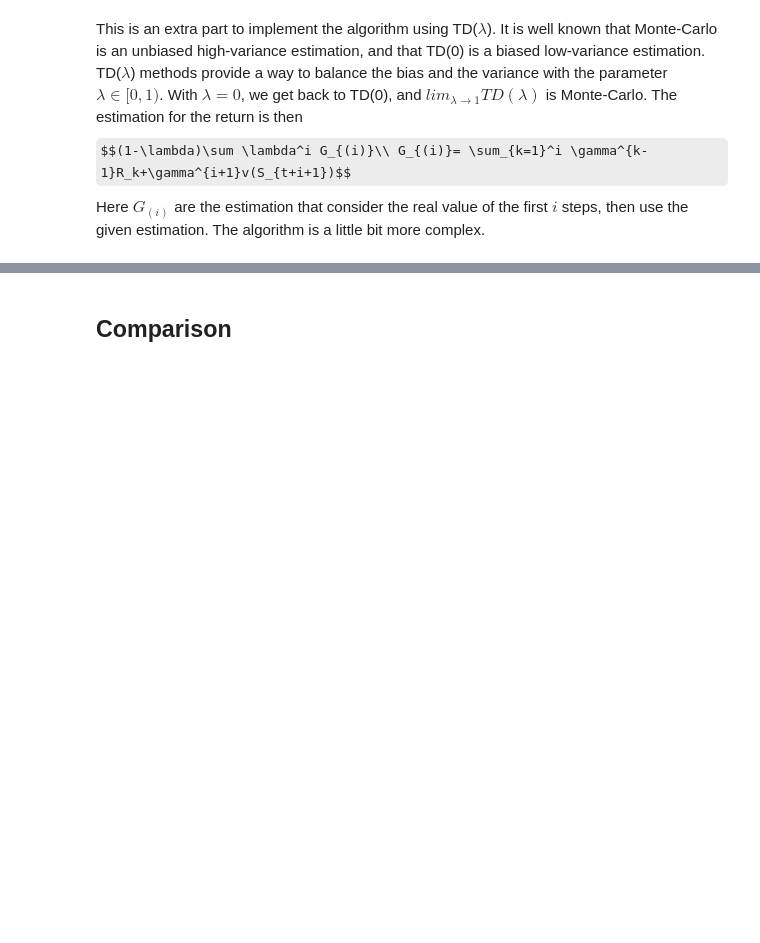
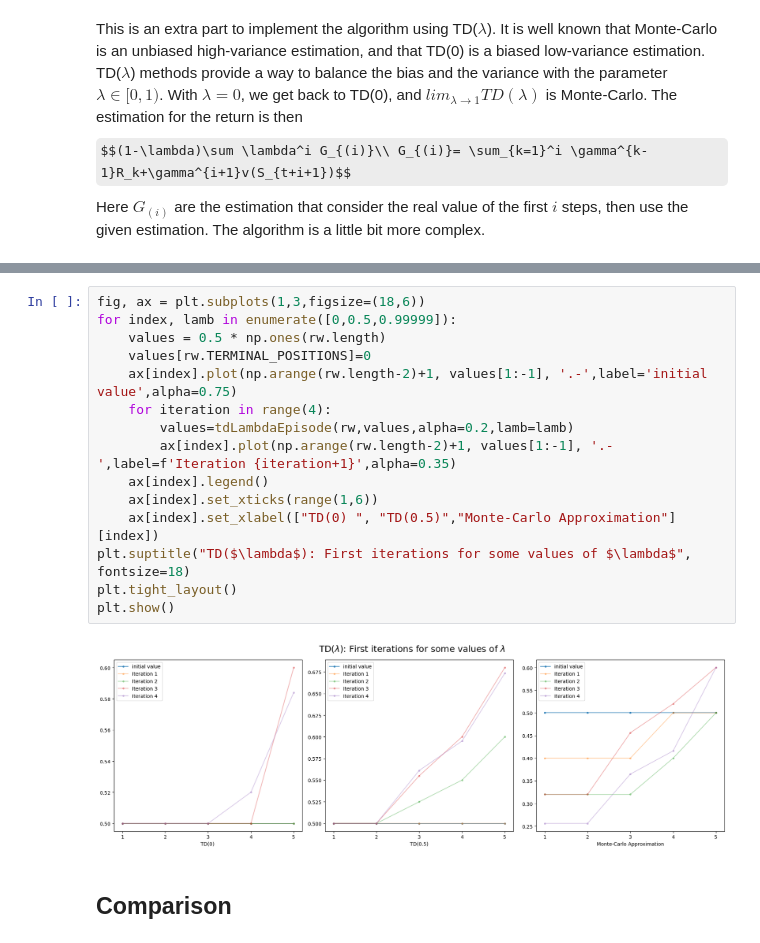
Before and after one commit to pbagnoud/ATML_2024, a Jupyter notebook: seminar04/randomWalk.ipynb, the cells around one changed output, grey strips where cells are left out. Drawn from its saved outputs; the diff is of its cells as text; some formulas as TeX source; blank space fills up the shorter version.

```diff
--- a/seminar04/randomWalk.ipynb
+++ b/seminar04/randomWalk.ipynb
@@ -252,3 +282,20 @@ def tdLambdaEpisode(randomWalk: RandomWalk, values, alpha, lambda:float,gamma=1)
+# %%
+fig, ax = plt.subplots(1,3,figsize=(18,6))
+for index, lamb in enumerate([0,0.5,0.99999]):
+    values = 0.5 * np.ones(rw.length)
+    values[rw.TERMINAL_POSITIONS]=0
+    ax[index].plot(np.arange(rw.length-2)+1, values[1:-1], '.-',label='initial value',alpha=0.75)
+    for iteration in range(4):
+        values=tdLambdaEpisode(rw,values,alpha=0.2,lamb=lamb)
+        ax[index].plot(np.arange(rw.length-2)+1, values[1:-1], '.-',label=f'Iteration {iteration+1}',alpha=0.35)
+    ax[index].legend()
+    ax[index].set_xticks(range(1,6))
+    ax[index].set_xlabel(["TD(0) ", "TD(0.5)","Monte-Carlo Approximation"][index])
+plt.suptitle("TD($\lambda$): First iterations for some values of $\lambda$", fontsize=18)
+plt.tight_layout()
+plt.show()
+# %% [output]
+[figure, added]
 # %% [markdown]
 ## Comparison
 # %% [markdown]
```
Also changed, not shown: parts of 7 cells of this notebook.
